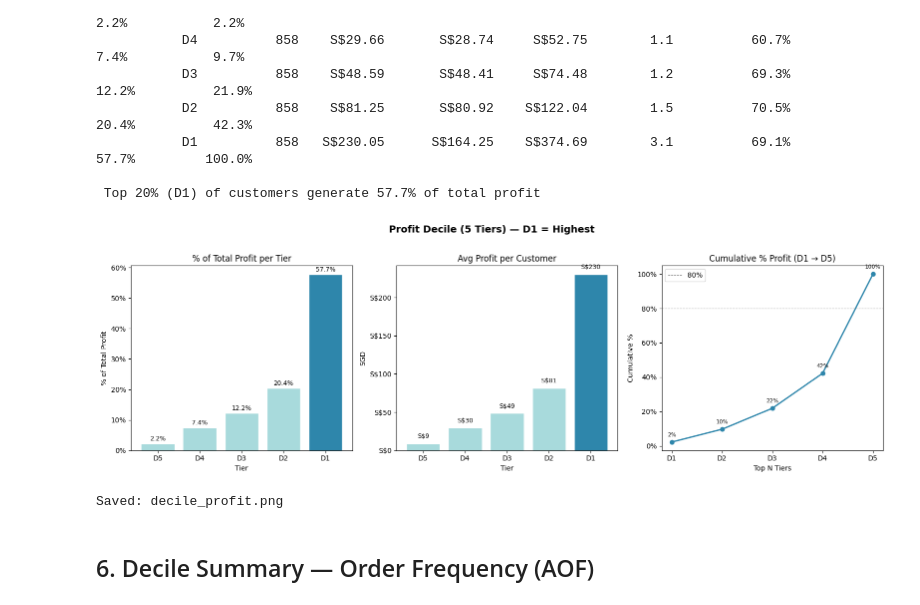
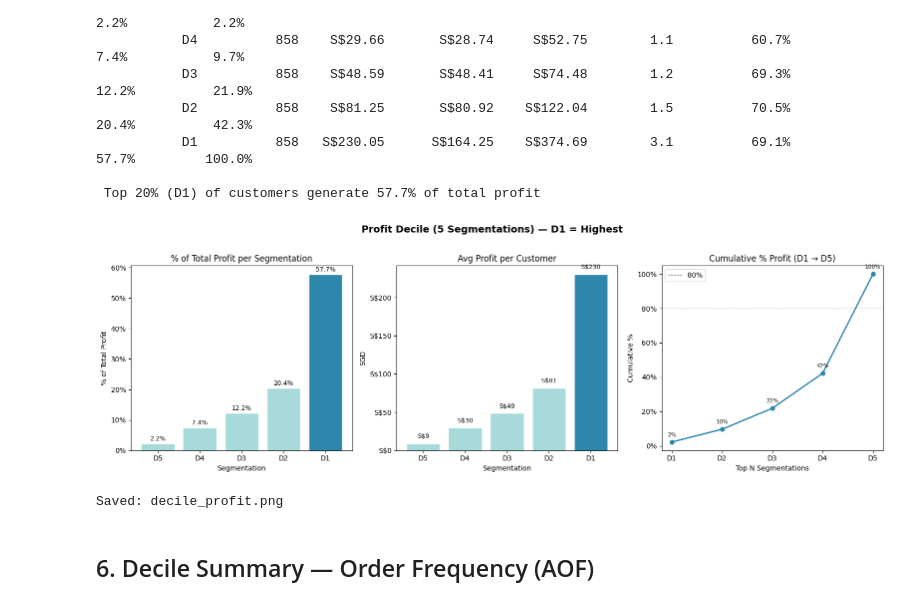
Before and after one commit to AdityaVijay1/lushprotein, a Jupyter notebook: EDA/lushprotein_decile.ipynb, the cells around one changed output. Cells and saved outputs as stored; diff of their text form; code cells hidden in the pictures.

Commit message:
Update term: Tier in deciling -> segmentation

```diff
--- a/EDA/lushprotein_decile.ipynb
+++ b/EDA/lushprotein_decile.ipynb
@@ -56,7 +56,7 @@ from pathlib import Path
 BASE_DIR   = Path(".").resolve().parent   # assumes notebook is inside EDA/
 FINALS_DIR = BASE_DIR / "EDA" / "outputs_finals"
 
-N_TIERS = 5 # founder-requested: 5 groups instead of 10
+N_SEG = 5
 
 print("Finals dir:", FINALS_DIR)
 print("Parquet files:", [f.name for f in FINALS_DIR.glob("*.parquet")])
@@ -213,13 +213,13 @@ Note: 9 customers have negative profit margin
 
 D1 = best (highest profit / most frequent orders) in both. Equal-sized groups via `pd.qcut` on ranks.
 # %%
-def assign_decile(series: pd.Series, n_tiers: int = N_TIERS) -> pd.Series:
+def assign_decile(series: pd.Series, n_seg: int = N_SEG) -> pd.Series:
     """D1 = best (highest value), D[n] = worst. Ties broken deterministically."""
     ranks = series.rank(method="first", ascending=True)
     return pd.qcut(
         ranks,
-        q=n_tiers,
-        labels=[f"D{i}" for i in range(n_tiers, 0, -1)])
+        q=n_seg,
+        labels=[f"D{i}" for i in range(n_seg, 0, -1)])
 
 df["profit_decile"] = assign_decile(df["true_gross_profit"])
 df["order_freq_decile"] = assign_decile(df["finals_orders"])
@@ -292,44 +292,44 @@ profit_decile  n_customers avg_profit median_profit avg_revenue avg_orders avg_m
  Top 20% (D1) of customers generate 57.7% of total profit
 # %%
 fig, axes = plt.subplots(1, 3, figsize=(16, 5))
-fig.suptitle("Profit Decile (5 Tiers) — D1 = Highest", fontsize=14, fontweight="bold", y=1.02)
+fig.suptitle("Profit Decile (5 Segmentations) — D1 = Highest", fontsize=14, fontweight="bold", y=1.02)
 
-tiers_profit = profit_summary["profit_decile"].astype(str)
-colors_profit = ["#2E86AB" if t == "D1" else "#A8DADC" for t in tiers_profit]
+seg_profit = profit_summary["profit_decile"].astype(str)
+colors_profit = ["#2E86AB" if t == "D1" else "#A8DADC" for t in seg_profit]
 
 ax = axes[0]
-bars = ax.bar(tiers_profit, profit_summary["pct_of_total_profit"] * 100, color=colors_profit, edgecolor="white")
-ax.set_title("% of Total Profit per Tier")
-ax.set_xlabel("Tier"); ax.set_ylabel("% of Total Profit")
+bars = ax.bar(seg_profit, profit_summary["pct_of_total_profit"] * 100, color=colors_profit, edgecolor="white")
+ax.set_title("% of Total Profit per Segmentation")
+ax.set_xlabel("Segmentation"); ax.set_ylabel("% of Total Profit")
 ax.yaxis.set_major_formatter(mticker.FormatStrFormatter("%.0f%%"))
 for bar, val in zip(bars, profit_summary["pct_of_total_profit"]):
     ax.text(bar.get_x()+bar.get_width()/2, bar.get_height()+0.5, f"{val:.1%}", ha="center", va="bottom", fontsize=9)
 
 ax = axes[1]
-bars = ax.bar(tiers_profit, profit_summary["avg_profit"], color=colors_profit, edgecolor="white")
+bars = ax.bar(seg_profit, profit_summary["avg_profit"], color=colors_profit, edgecolor="white")
 ax.set_title("Avg Profit per Customer")
-ax.set_xlabel("Tier"); ax.set_ylabel("SGD")
+ax.set_xlabel("Segmentation"); ax.set_ylabel("SGD")
 ax.yaxis.set_major_formatter(mticker.FuncFormatter(lambda x, _: f"S${x:,.0f}"))
 for bar, val in zip(bars, profit_summary["avg_profit"]):
     ax.text(bar.get_x()+bar.get_width()/2, bar.get_height()+5, f"S${val:,.0f}", ha="center", va="bottom", fontsize=9)
 
 ax = axes[2]
-ax.plot(range(1, N_TIERS+1), profit_summary["cum_pct_profit"] * 100, marker="o", color="#2E86AB", linewidth=2)
+ax.plot(range(1,  N_SEG+1), profit_summary["cum_pct_profit"] * 100, marker="o", color="#2E86AB", linewidth=2)
 ax.axhline(80, color="gray", linestyle="--", linewidth=0.8, label="80%")
 ax.set_title("Cumulative % Profit (D1 → D5)")
-ax.set_xlabel("Top N Tiers"); ax.set_ylabel("Cumulative %")
-ax.set_xticks(range(1, N_TIERS+1)); ax.set_xticklabels([f"D{i}" for i in range(1, N_TIERS+1)])
+ax.set_xlabel("Top N Segmentations"); ax.set_ylabel("Cumulative %")
+ax.set_xticks(range(1,  N_SEG+1)); ax.set_xticklabels([f"D{i}" for i in range(1,  N_SEG+1)])
 ax.yaxis.set_major_formatter(mticker.FormatStrFormatter("%.0f%%"))
 ax.legend()
-for x, y in zip(range(1, N_TIERS+1), profit_summary["cum_pct_profit"] * 100):
+for x, y in zip(range(1,  N_SEG+1), profit_summary["cum_pct_profit"] * 100):
     ax.annotate(f"{y:.0f}%", (x, y), textcoords="offset points", xytext=(0, 8), ha="center", fontsize=8)
 
 plt.tight_layout()
 plt.savefig(FINALS_DIR / "decile_profit.png", dpi=150, bbox_inches="tight")
 plt.show()
 print("Saved: decile_profit.png")
 # %% [output]
-[figure, old version]
+[figure, new version]
 Saved: decile_profit.png
 # %% [markdown]
 ## 6. Decile Summary — Order Frequency (AOF)
```
Also changed, not shown: parts of 9 cells of this notebook, 3 other files.
